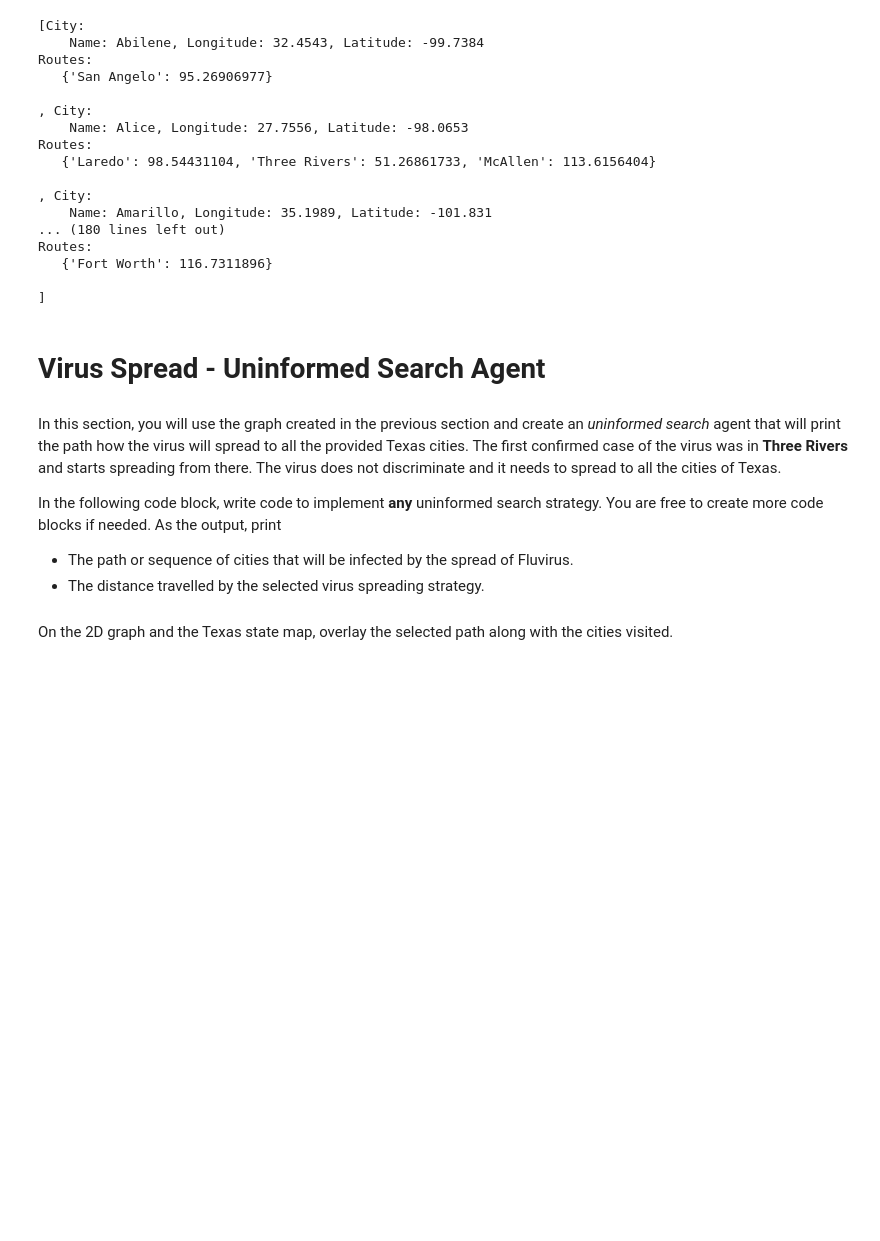
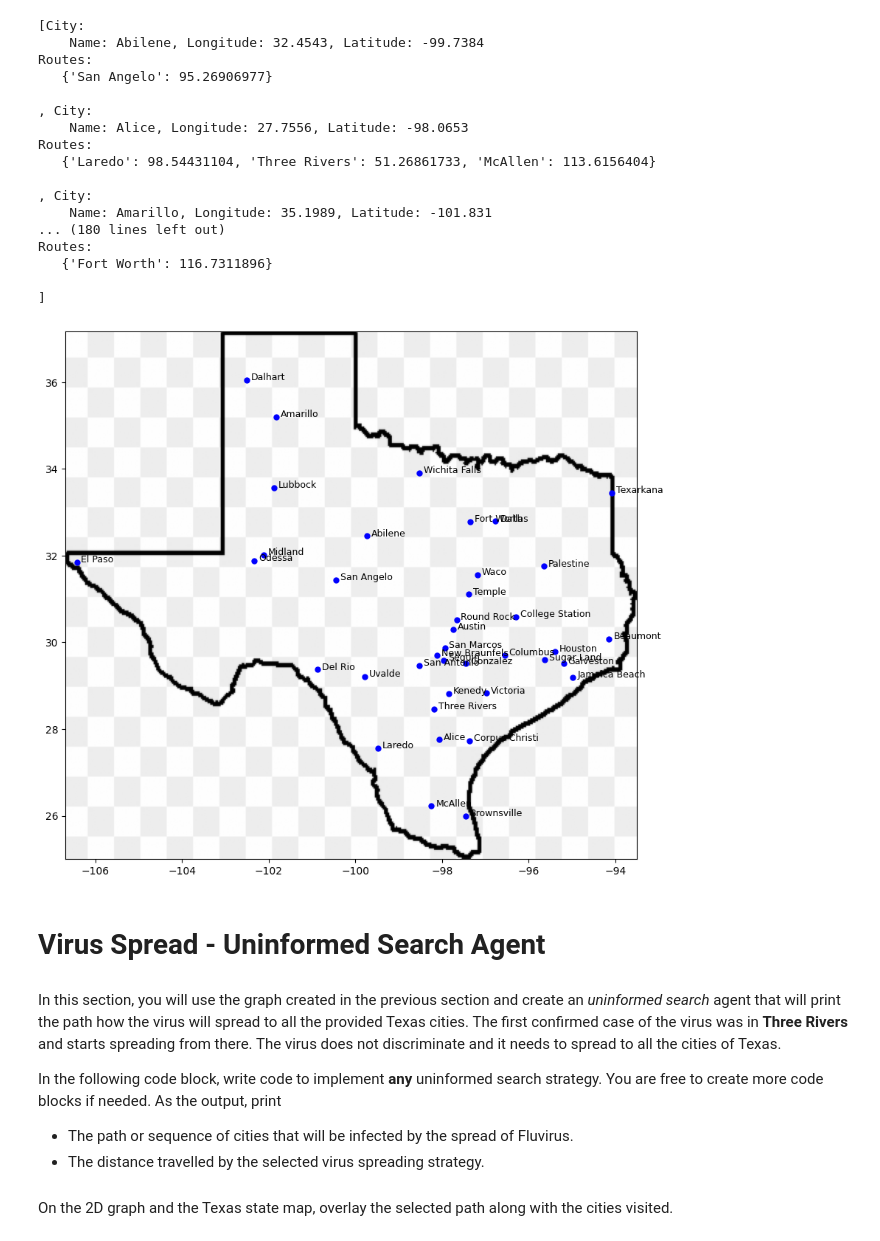
Before and after one commit to eliteabhi/AI-Assignments, a Jupyter notebook: hw-0/city-map-texas_assignment0_abc123.ipynb, the cells around one changed output. Drawn from its saved outputs; the diff is of its cells as text; code cells hidden in the pictures; blank space fills up the shorter version.

```diff
--- a/hw-0/city-map-texas_assignment0_abc123.ipynb
+++ b/hw-0/city-map-texas_assignment0_abc123.ipynb
@@ -54,7 +58,9 @@ from typing import Any, Tuple, Union
 # %%
 # Assume that the data files are in the following folder -- THIS WILL BE USED BY THE TA
 basePath = r"/content/drive/My Drive/Colab Notebooks/Artificial Intelligence/Data"
-basePath = r"."
+# basePath = r"."
+
+TEXAS_MAP: str = rf'{basePath}/cities-texas-map.png'
 
 map_grid = ( 22 * 10, 9 * 10 )
 # %%
@@ -184,6 +190,32 @@ Routes:
    {'Fort Worth': 116.7311896}
 
 ]
+# %%
+# Visualize Graph
+
+def setup_plot() -> Tuple:
+
+    image = mpimg.imread( TEXAS_MAP )
+
+    # Set up the plot
+    fig, ax = plt.subplots(figsize=(10, 10))
+    ax.imshow(image, extent=[-106.69, -93.5, 25, 37.18])
+    return ( fig, ax )
+
+def draw_full_graph( ax ) -> None:
+    for _, row in cities.iterrows():
+        city = row['City']
+        lat = row['Longitude']
+        lon = row['Latitude']
+        ax.plot( lon, lat, 'bo', markersize=5 )  # Plot city as blue circles ('bo')
+        ax.text( lon + 0.1, lat, city, fontsize=9, color='black' )  # Add city names slightly offset
+
+
+fig, ax = setup_plot()
+draw_full_graph( ax )
+plt.show()
+# %% [output]
+[figure, added]
 # %% [markdown]
 # Virus Spread - Uninformed Search Agent
 
```
Also changed, not shown: parts of 6 cells of this notebook, 3 other files.
